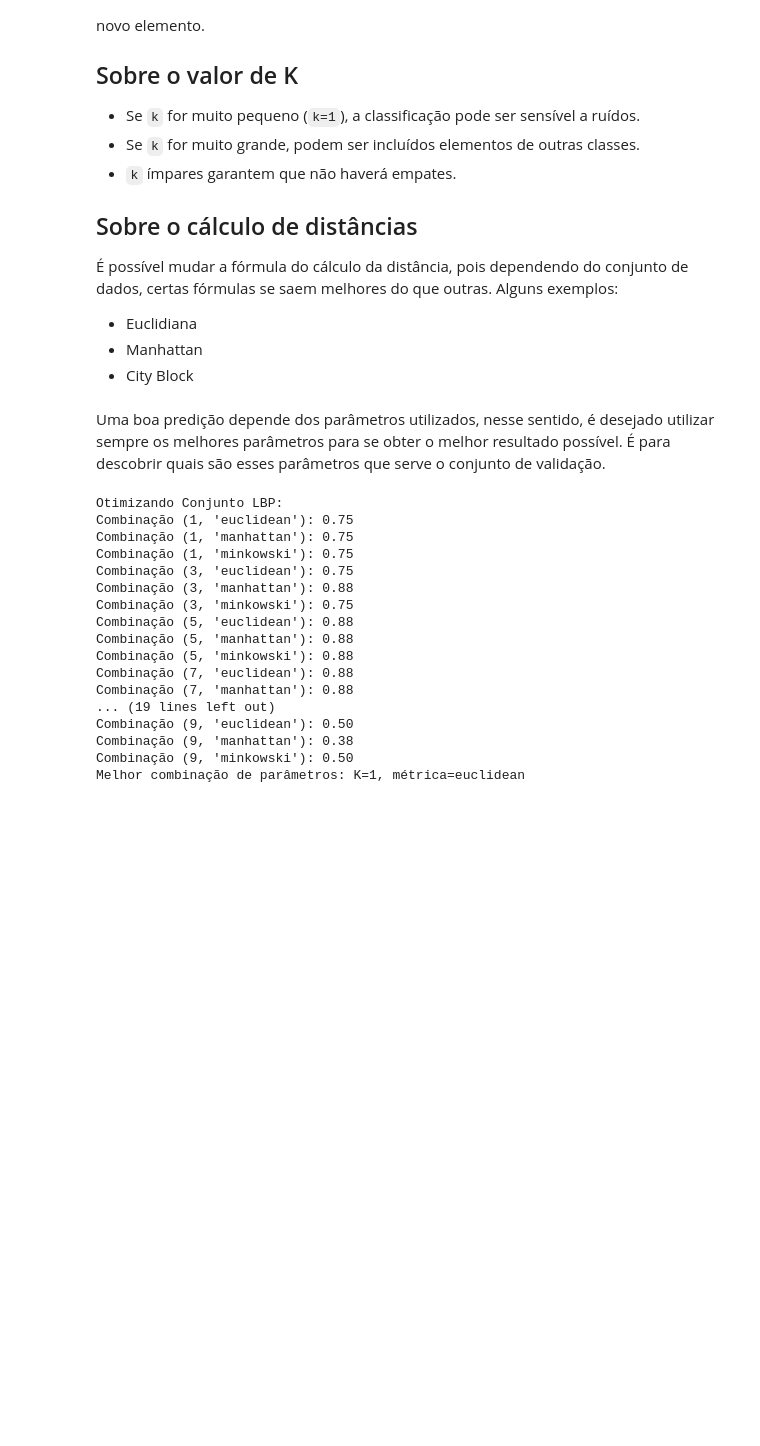
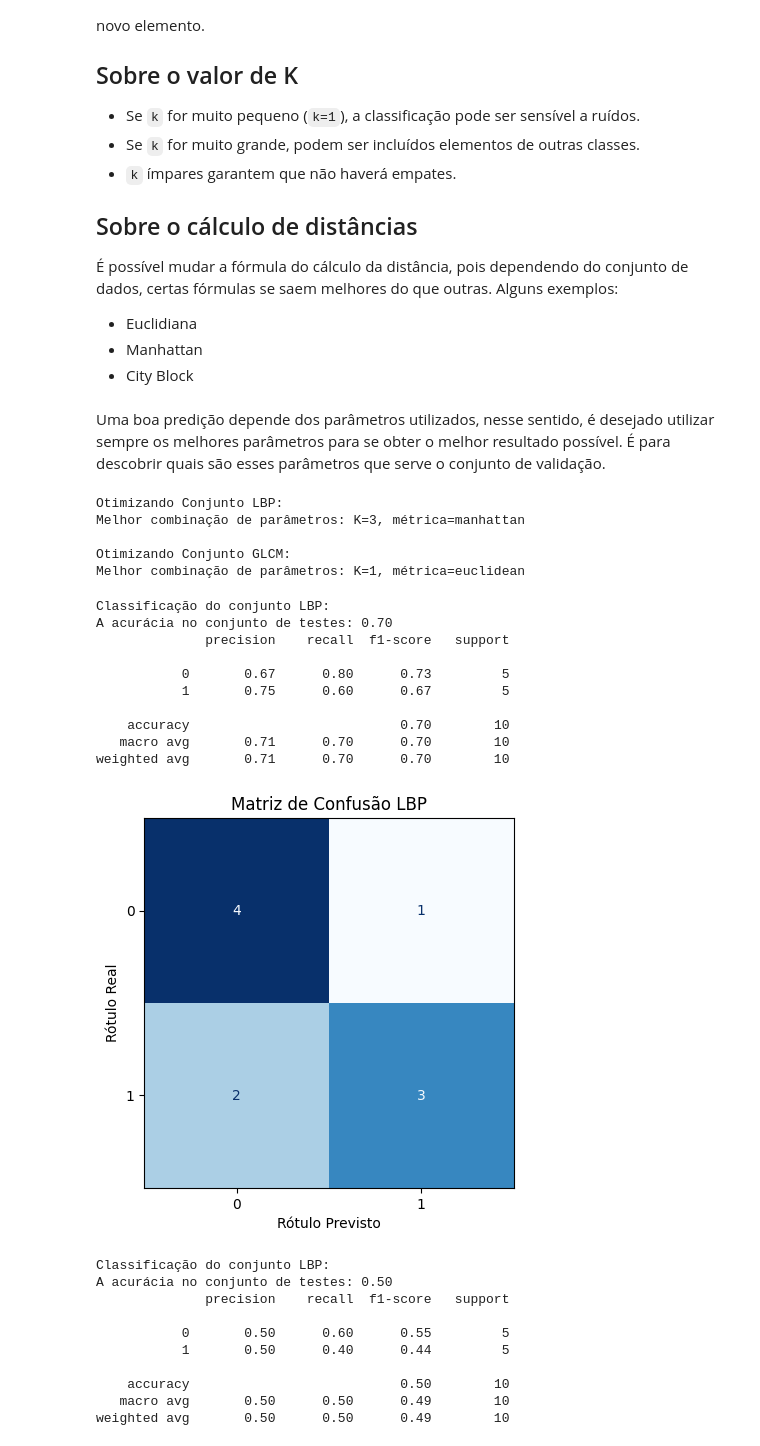
Before and after one commit to afmireski/images_classificator, a Jupyter notebook: main.ipynb, the cells around one changed output. Cells and saved outputs as stored; diff of their text form; code cells hidden in the pictures; blank space fills up the shorter version.

Commit message:
#3 - feat: Implemented classification with knn

```diff
--- a/main.ipynb
+++ b/main.ipynb
@@ -503,37 +503,75 @@ def tune_knn(k_array, distance_metrics, train, val, logs=False):
 
     best_k, best_dm = best_parameters
 
-    if logs:
-        print(f"Melhor combinação de parâmetros: K={best_k}, métrica={best_dm}")
+    print(f"Melhor combinação de parâmetros: K={best_k}, métrica={best_dm}")
 
     # Mescla os conjuntos de teste e validação
     X_train = np.vstack((X_train, X_val))
     y_train = np.concatenate((y_train, y_val))
 
     knn = KNeighborsClassifier(n_neighbors=best_k, metric=best_dm)
+    knn.fit(X_train, y_train)
 
     return knn, (X_train, y_train), best_parameters
 
+show_logs=False
+
 print("Otimizando Conjunto LBP:")
-tuned_knn_lbp = tune_knn(K_ARRAY, DISTANCE_METRICS, set_lbp[0], set_lbp[1], logs=True)
+tuned_knn_lbp = tune_knn(K_ARRAY, DISTANCE_METRICS, set_lbp[0], set_lbp[1], logs=show_logs)
 
 print("\nOtimizando Conjunto GLCM:")
-tuned_knn_glcm = tune_knn(K_ARRAY, DISTANCE_METRICS, set_glcm[0], set_glcm[1], logs=True)
+tuned_knn_glcm = tune_knn(K_ARRAY, DISTANCE_METRICS, set_glcm[0], set_glcm[1], logs=show_logs)
 # %% [output]
 Otimizando Conjunto LBP:
-Combinação (1, 'euclidean'): 0.75
-Combinação (1, 'manhattan'): 0.75
-Combinação (1, 'minkowski'): 0.75
-Combinação (3, 'euclidean'): 0.75
-Combinação (3, 'manhattan'): 0.88
-Combinação (3, 'minkowski'): 0.75
-Combinação (5, 'euclidean'): 0.88
-Combinação (5, 'manhattan'): 0.88
-Combinação (5, 'minkowski'): 0.88
-Combinação (7, 'euclidean'): 0.88
-Combinação (7, 'manhattan'): 0.88
-... (19 lines left out)
-Combinação (9, 'euclidean'): 0.50
-Combinação (9, 'manhattan'): 0.38
-Combinação (9, 'minkowski'): 0.50
+Melhor combinação de parâmetros: K=3, métrica=manhattan
+
+Otimizando Conjunto GLCM:
 Melhor combinação de parâmetros: K=1, métrica=euclidean
+# %%
+# Classificando o conjunto de testes
+[knn_lbp, _, _] = tuned_knn_lbp
+[knn_glcm, _, _] = tuned_knn_glcm
+
+def predict_knn(knn, X, y, title=""):
+    predict = knn.predict(X)
+
+    accuracy = accuracy_score(y, predict)
+    print("A acurácia no conjunto de testes: %.2f" % accuracy)
+
+    # Mostra um relatório com as métricas de classificação por classe e as métricas calculadas sobre o conjunto todo.
+    print(classification_report(y, predict))
+
+    ConfusionMatrixDisplay.from_predictions(y, predict, colorbar=False, cmap="Blues")
+    if title:
+        plt.title(f"Matriz de Confusão {title}")
+    plt.xlabel("Rótulo Previsto")
+    plt.ylabel("Rótulo Real")
+    plt.show()
+
+print("Classificação do conjunto LBP:")
+predict_knn(knn_lbp, set_lbp[2][0], set_lbp[2][1], title="LBP")
+
+print("Classificação do conjunto LBP:")
+predict_knn(knn_glcm, set_glcm[2][0], set_glcm[2][1], title="GLCM")
+# %% [output]
+Classificação do conjunto LBP:
+A acurácia no conjunto de testes: 0.70
+              precision    recall  f1-score   support
+
+           0       0.67      0.80      0.73         5
+           1       0.75      0.60      0.67         5
+
+    accuracy                           0.70        10
+   macro avg       0.71      0.70      0.70        10
+weighted avg       0.71      0.70      0.70        10
+[figure, added]
+Classificação do conjunto LBP:
+A acurácia no conjunto de testes: 0.50
+              precision    recall  f1-score   support
+
+           0       0.50      0.60      0.55         5
+           1       0.50      0.40      0.44         5
+
+    accuracy                           0.50        10
+   macro avg       0.50      0.50      0.49        10
+weighted avg       0.50      0.50      0.49        10
```
Also changed, not shown: parts of 1 cell of this notebook.
